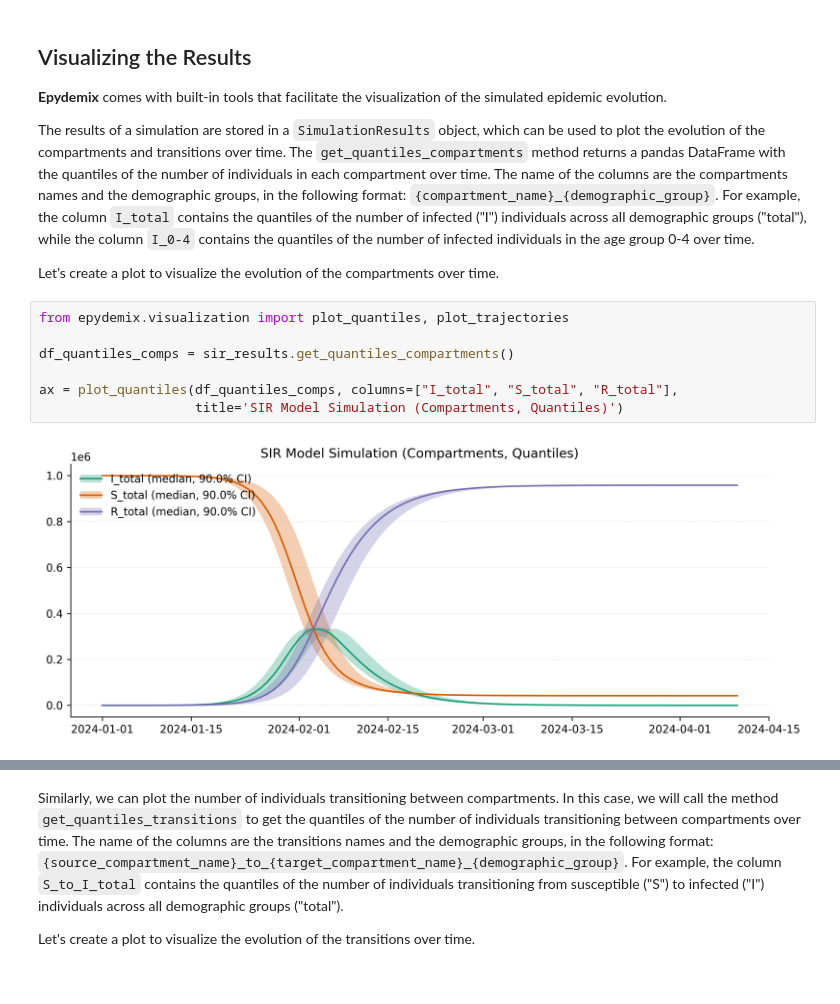
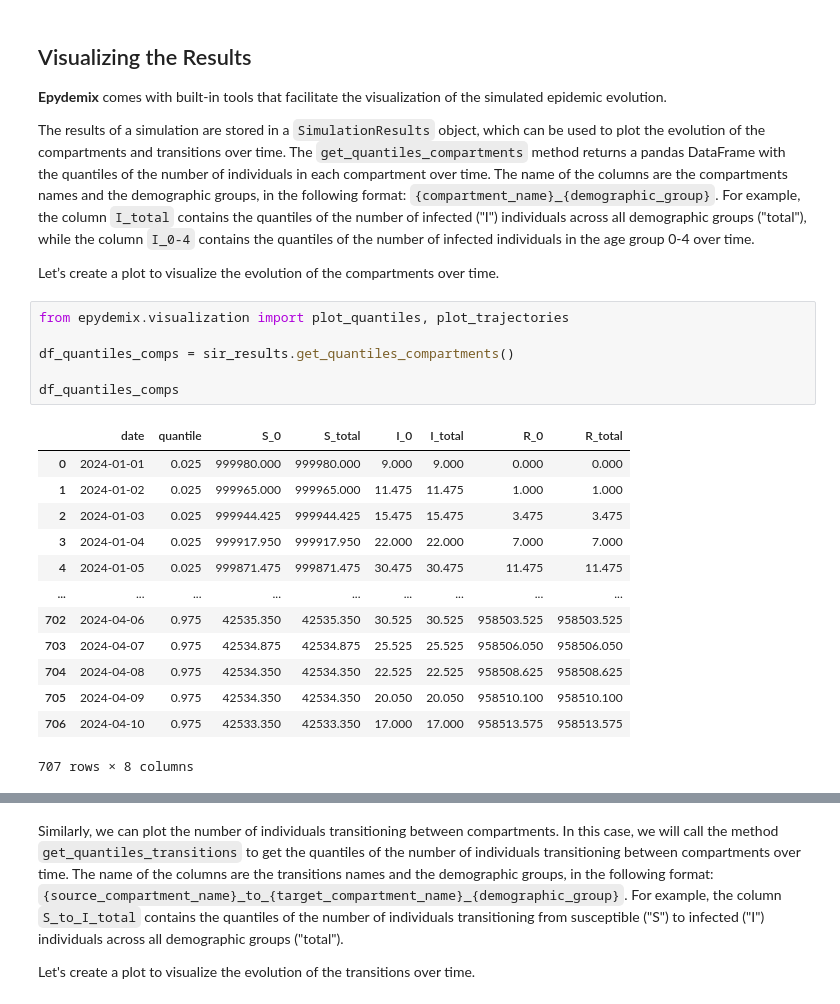
Before and after one commit to micheletizzoni/Digital_epidemiology, a Jupyter notebook: notebooks/nb02_epydemix_intro.ipynb, the cells around one changed output, grey strips where cells are left out. Cells and saved outputs as stored; diff of their text form.

```diff
--- a/notebooks/nb02_epydemix_intro.ipynb
+++ b/notebooks/nb02_epydemix_intro.ipynb
@@ -136,9 +145,20 @@ Let’s create a plot to visualize the evolution of the compartments over time.
 # %%
 from epydemix.visualization import plot_quantiles, plot_trajectories
 
 df_quantiles_comps = sir_results.get_quantiles_compartments()
 
-ax = plot_quantiles(df_quantiles_comps, columns=["I_total", "S_total", "R_total"],
-                    title='SIR Model Simulation (Compartments, Quantiles)')
+df_quantiles_comps
 # %% [output]
-[figure, removed]
+|  | date | quantile | S_0 | S_total | I_0 | I_total | R_0 | R_total |
+| 0 | 2024-01-01 | 0.025 | 999980.000 | 999980.000 | 9.000 | 9.000 | 0.000 | 0.000 |
+| 1 | 2024-01-02 | 0.025 | 999965.000 | 999965.000 | 11.475 | 11.475 | 1.000 | 1.000 |
+| 2 | 2024-01-03 | 0.025 | 999944.425 | 999944.425 | 15.475 | 15.475 | 3.475 | 3.475 |
+| 3 | 2024-01-04 | 0.025 | 999917.950 | 999917.950 | 22.000 | 22.000 | 7.000 | 7.000 |
+| 4 | 2024-01-05 | 0.025 | 999871.475 | 999871.475 | 30.475 | 30.475 | 11.475 | 11.475 |
+| ... | ... | ... | ... | ... | ... | ... | ... | ... |
+| 702 | 2024-04-06 | 0.975 | 42535.350 | 42535.350 | 30.525 | 30.525 | 958503.525 | 958503.525 |
+| 703 | 2024-04-07 | 0.975 | 42534.875 | 42534.875 | 25.525 | 25.525 | 958506.050 | 958506.050 |
+| 704 | 2024-04-08 | 0.975 | 42534.350 | 42534.350 | 22.525 | 22.525 | 958508.625 | 958508.625 |
+| 705 | 2024-04-09 | 0.975 | 42534.350 | 42534.350 | 20.050 | 20.050 | 958510.100 | 958510.100 |
+| 706 | 2024-04-10 | 0.975 | 42533.350 | 42533.350 | 17.000 | 17.000 | 958513.575 | 958513.575 |
+707 rows × 8 columns
```
Also changed, not shown: parts of 3 cells of this notebook, 4 other files.
